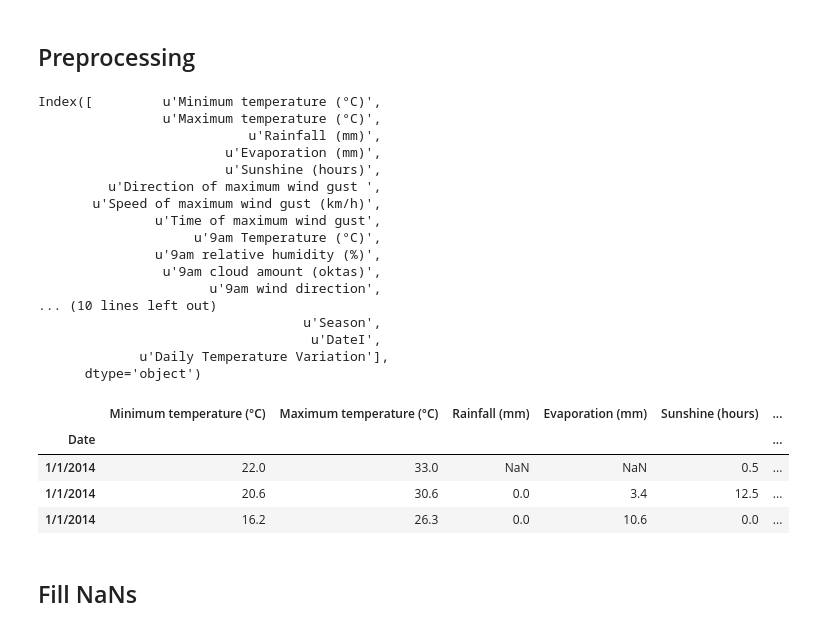
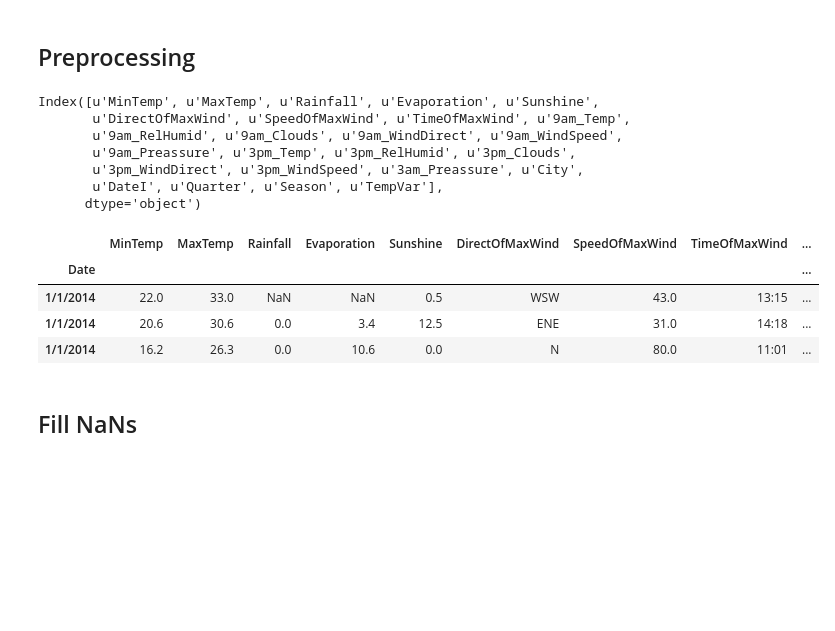
Before and after one commit to BrunnoRicci/bom-austraila, a Jupyter notebook: BOM_Australia.ipynb, the cells around one changed output. Cells and saved outputs as stored; diff of their text form; code cells hidden in the pictures; blank space fills up the shorter version.

```diff
--- a/BOM_Australia.ipynb
+++ b/BOM_Australia.ipynb
@@ -35,61 +59,60 @@ city = 0
 days = 365
 df = pd.read_csv(dir_path + files[city], encoding="utf-8")
 df["City"] = files[city].split(" ")[0]
 df = df[-days:]
 
 for city in range(1, len(files)):
 
     tdf = pd.read_csv(dir_path + files[city], encoding="utf-8")
     tdf = tdf[-days:]
 
     #Drop Unnamed Column
     if city in [1,2,4]:
         tdf.drop([tdf.columns[-1]], axis=1, inplace=True)
 
     tdf["City"] = files[city].split(" ")[0]
     df = pd.concat([df, tdf])
 
+#Save Date for plotting
+df["DateI"] = pd.to_datetime(df.Date)
+df.set_index(df.Date, inplace=True)
+
+#Sort df
+df = df.sort_values(["DateI","City"])
+
+#Rename Columns
+df.rename(index=str, columns=name_map, inplace=True)
 
 #Add quartals of the year
 df["Quarter"] = df.Date.apply(lambda x: pd.Timestamp(x).quarter)
 #Infere Season
 df["Season"] = df["Quarter"].apply(lambda x: "Q2Q3" if x in[1,4] else "Q4Q1")
-#Save Date for plotting
-df["DateI"] = pd.to_datetime(df.Date)
-df.set_index(df.Date, inplace=True)
-df.drop(["Day","Date"], axis=1, inplace=True)
 
 #New Columns
-df["Daily Temperature Variation"] = df[u"Maximum temperature (°C)"] - df[u"Minimum temperature (°C)"]
+df["TempVar"] = df[u"MaxTemp"] - df[u"MinTemp"]
 
-#Sort df
-df = df.sort_values(["DateI","City"])
+#Fill zeros for Adeleide
+df.loc[df.City =="Adelaide", '9am_Clouds'] = 0
+df.loc[df.City =="Adelaide", '3pm_Clouds'] = 0
+
+#Drop columns
+df.drop(["Day","Date"], axis=1, inplace=True)
 
 print(df.columns)
 df.head(3)
 # %% [output]
-Index([         u'Minimum temperature (°C)',
-                u'Maximum temperature (°C)',
-                           u'Rainfall (mm)',
-                        u'Evaporation (mm)',
-                        u'Sunshine (hours)',
-         u'Direction of maximum wind gust ',
-       u'Speed of maximum wind gust (km/h)',
-               u'Time of maximum wind gust',
-                    u'9am Temperature (°C)',
-               u'9am relative humidity (%)',
-                u'9am cloud amount (oktas)',
-                      u'9am wind direction',
-... (10 lines left out)
-                                  u'Season',
-                                   u'DateI',
-             u'Daily Temperature Variation'],
+Index([u'MinTemp', u'MaxTemp', u'Rainfall', u'Evaporation', u'Sunshine',
+       u'DirectOfMaxWind', u'SpeedOfMaxWind', u'TimeOfMaxWind', u'9am_Temp',
+       u'9am_RelHumid', u'9am_Clouds', u'9am_WindDirect', u'9am_WindSpeed',
+       u'9am_Preassure', u'3pm_Temp', u'3pm_RelHumid', u'3pm_Clouds',
+       u'3pm_WindDirect', u'3pm_WindSpeed', u'3am_Preassure', u'City',
+       u'DateI', u'Quarter', u'Season', u'TempVar'],
       dtype='object')
-|  | Minimum temperature (°C) | Maximum temperature (°C) | Rainfall (mm) | Evaporation (mm) | Sunshine (hours) | ... |
-| Date |  |  |  |  |  | ... |
-| 1/1/2014 | 22.0 | 33.0 | NaN | NaN | 0.5 | ... |
-| 1/1/2014 | 20.6 | 30.6 | 0.0 | 3.4 | 12.5 | ... |
-| 1/1/2014 | 16.2 | 26.3 | 0.0 | 10.6 | 0.0 | ... |
+|  | MinTemp | MaxTemp | Rainfall | Evaporation | Sunshine | DirectOfMaxWind | SpeedOfMaxWind | TimeOfMaxWind | ... |
+| Date |  |  |  |  |  |  |  |  | ... |
+| 1/1/2014 | 22.0 | 33.0 | NaN | NaN | 0.5 | WSW | 43.0 | 13:15 | ... |
+| 1/1/2014 | 20.6 | 30.6 | 0.0 | 3.4 | 12.5 | ENE | 31.0 | 14:18 | ... |
+| 1/1/2014 | 16.2 | 26.3 | 0.0 | 10.6 | 0.0 | N | 80.0 | 11:01 | ... |
 # %% [markdown]
 ##  Fill NaNs
 # %%
```
Also changed, not shown: parts of 12 cells of this notebook, 1 other file.
